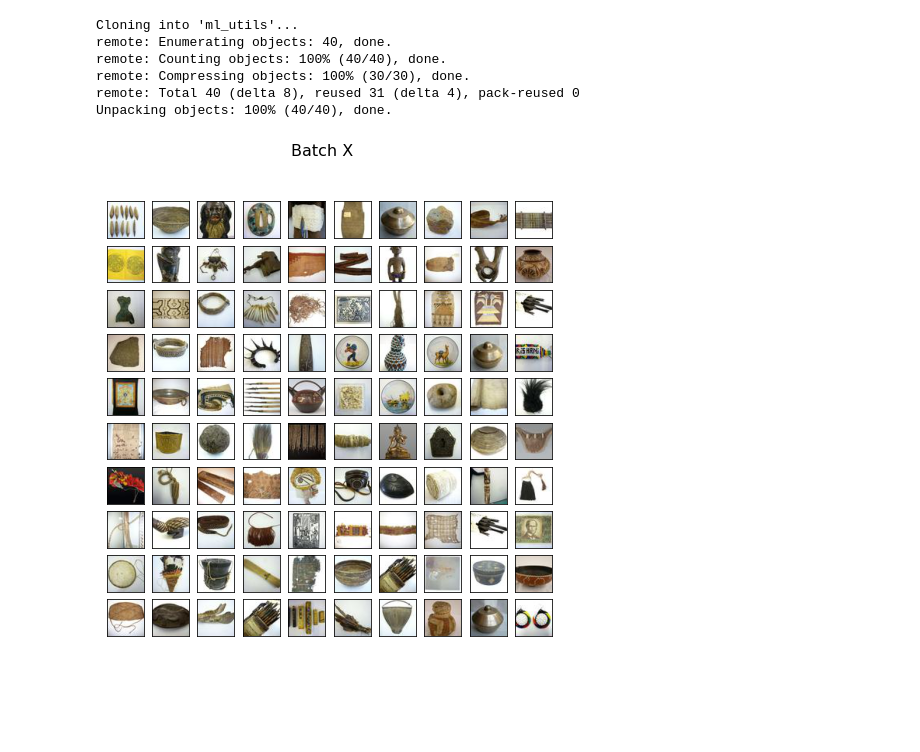
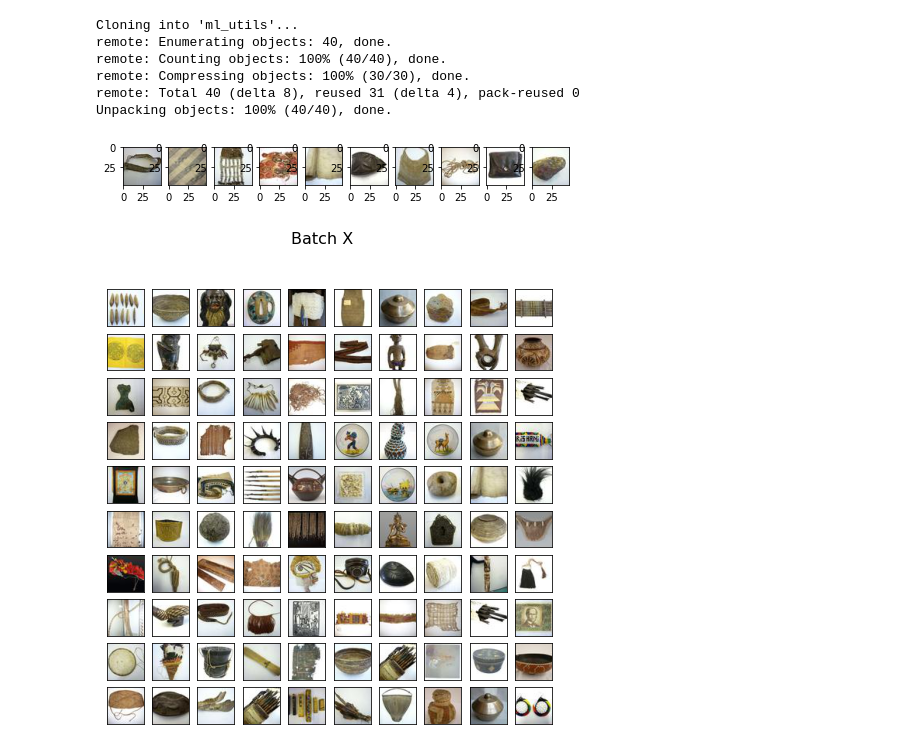
Before and after one commit to MaschinenNah/ml_utils_develop_and_test, a Jupyter notebook: ml_utils_show_develop_and_test.ipynb, the cells around one changed output. Cells and saved outputs as stored; diff of their text form; code cells hidden in the pictures; blank space fills up the shorter version.

```diff
--- a/ml_utils_show_develop_and_test.ipynb
+++ b/ml_utils_show_develop_and_test.ipynb
@@ -50,7 +50,7 @@ class ImageGenerator(Sequence):
         batch_y[idx] = np.fliplr(img_as_array)
       return batch_x, batch_y
 
-gen = ImageGenerator("/content/data/img_train", (48, 48, 3), 100)
+gen = ImageGenerator("/content/data/img_train", (48, 48, 3), 10)
 # %%
 import math
 from matplotlib import pyplot as plt
@@ -78,10 +78,14 @@ def show_batch(batch):
 # %%
 def show_and_compare_batch(batch):
   fig = plt.figure(figsize=(8, 8))
-  n_pairs = batch[0].shape
-  for x in range(0, n_pairs, 2):
-    plt.subplot(2, n_pairs, x)
+  n_pairs = batch[0].shape[0]
+  for x in range(n_pairs):
+    plt.subplot(2, n_pairs, x+1)
     plt.imshow(batch[0][x])
+# %%
+show_and_compare_batch(gen[0])
+# %% [output]
+[figure, added]
 # %%
 show_batch(gen[0])
 # %% [output]
```
